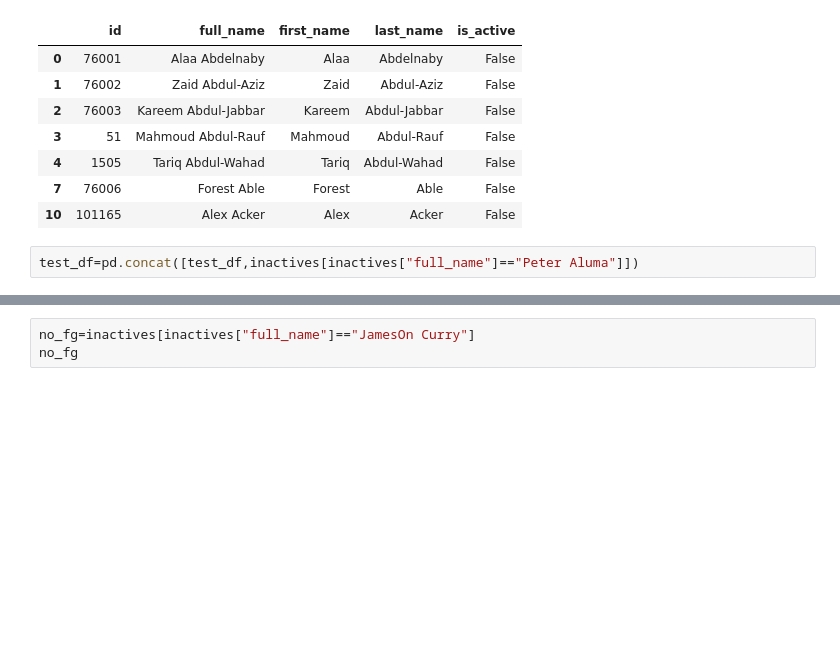
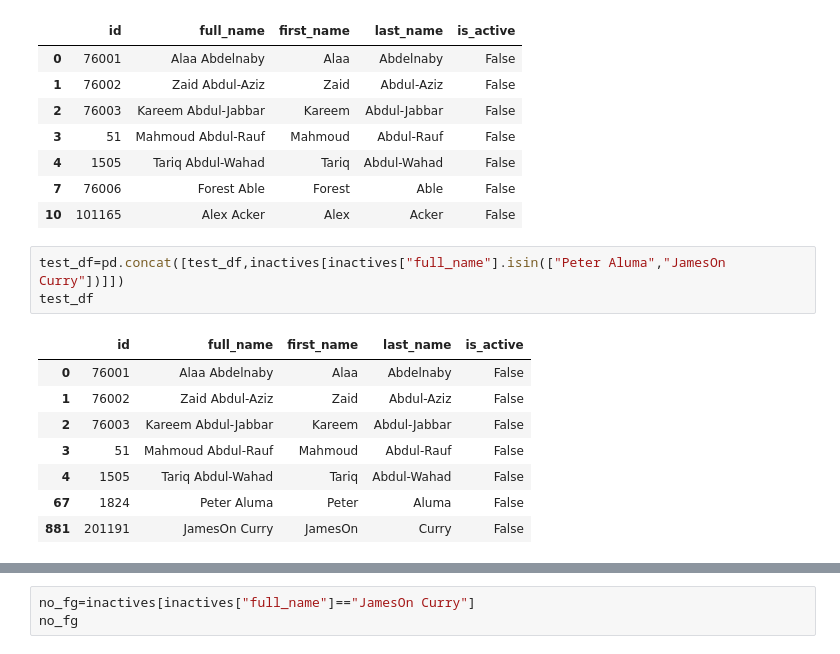
Before and after one commit to bharthun7/nba-hof-predictor, a Jupyter notebook: inactive-scraper-tester.ipynb, the cells around one changed output, grey strips where cells are left out. Cells and saved outputs as stored; diff of their text form; blank space fills up the shorter version.

```diff
--- a/inactive-scraper-tester.ipynb
+++ b/inactive-scraper-tester.ipynb
@@ -308,7 +318,17 @@ pd.concat([test_df,removed])
 | 7 | 76006 | Forest Able | Forest | Able | False |
 | 10 | 101165 | Alex Acker | Alex | Acker | False |
 # %%
-test_df=pd.concat([test_df,inactives[inactives["full_name"]=="Peter Aluma"]])
+test_df=pd.concat([test_df,inactives[inactives["full_name"].isin(["Peter Aluma","JamesOn Curry"])]])
+test_df
+# %% [output]
+|  | id | full_name | first_name | last_name | is_active |
+| 0 | 76001 | Alaa Abdelnaby | Alaa | Abdelnaby | False |
+| 1 | 76002 | Zaid Abdul-Aziz | Zaid | Abdul-Aziz | False |
+| 2 | 76003 | Kareem Abdul-Jabbar | Kareem | Abdul-Jabbar | False |
+| 3 | 51 | Mahmoud Abdul-Rauf | Mahmoud | Abdul-Rauf | False |
+| 4 | 1505 | Tariq Abdul-Wahad | Tariq | Abdul-Wahad | False |
+| 67 | 1824 | Peter Aluma | Peter | Aluma | False |
+| 881 | 201191 | JamesOn Curry | JamesOn | Curry | False |
 # %%
 test_df.apply(get_career_stats,axis=1)
 # %% [output]
```
Also changed, not shown: parts of 4 cells of this notebook.
